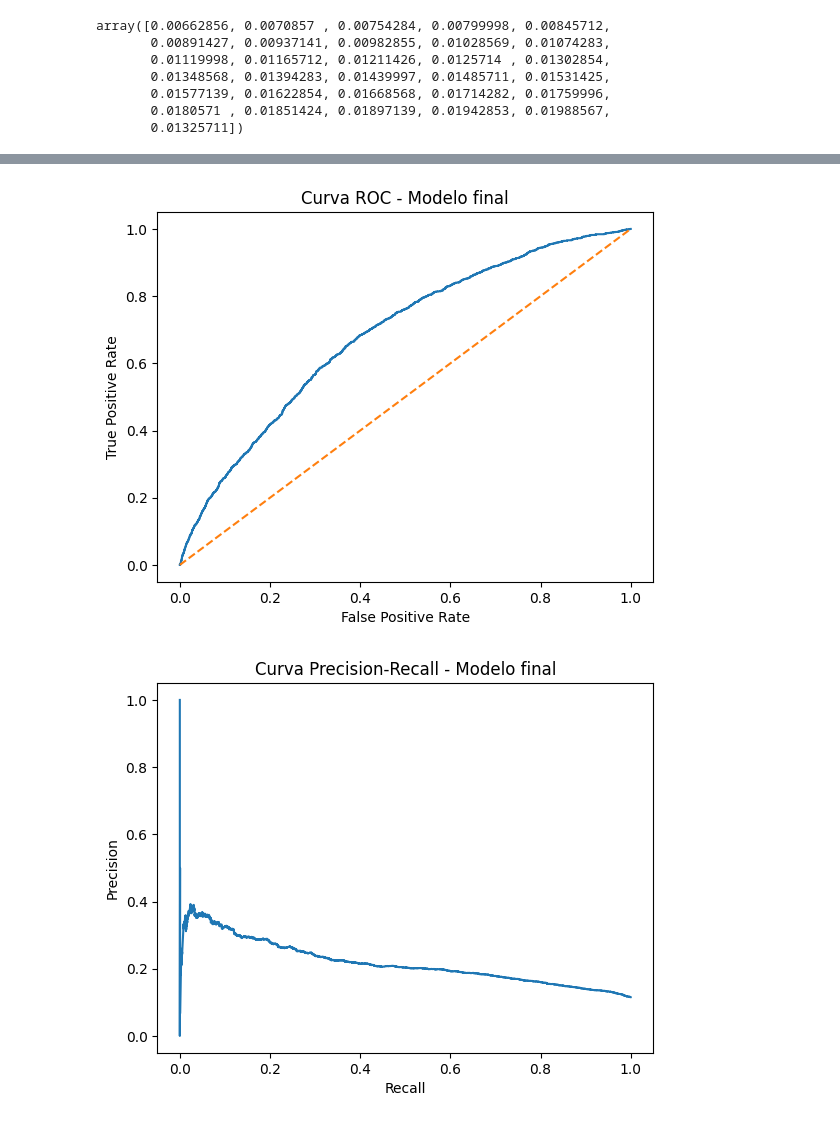
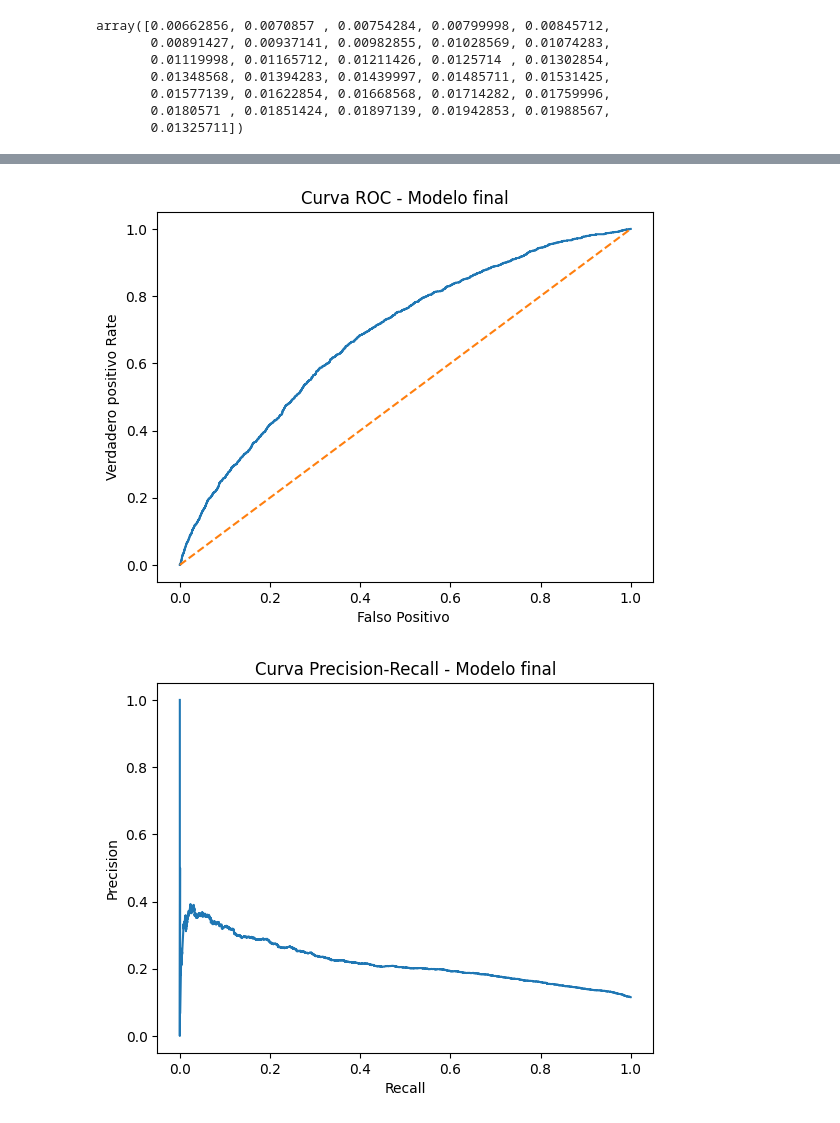
Before and after one commit to NaiaArroyo/RETO-5-NARANJA, a Jupyter notebook: regresion_logistica.ipynb, the cells around one changed output, grey strips where cells are left out. Saved outputs shown, nothing was run; the diff lists cells and outputs as text; code cells hidden in the pictures.

```diff
--- a/regresion_logistica.ipynb
+++ b/regresion_logistica.ipynb
@@ -899,19 +893,19 @@ Matriz de confusión:
 # %%
 fpr_final, tpr_final, _ = roc_curve(
     y_test,
     prob_impago_test
 )
 
 plt.plot(fpr_final, tpr_final)
 plt.plot([0, 1], [0, 1], linestyle="--")
 
-plt.xlabel("False Positive Rate")
-plt.ylabel("True Positive Rate")
+plt.xlabel("Falso Positivo ")
+plt.ylabel("Verdadero positivo Rate")
 plt.title("Curva ROC - Modelo final")
 
 plt.show()
 # %% [output]
-[figure, old version]
+[figure, new version]
 # %%
 precision_final, recall_final, _ = precision_recall_curve(
     y_test,
```
Also changed, not shown: parts of 17 cells of this notebook.
